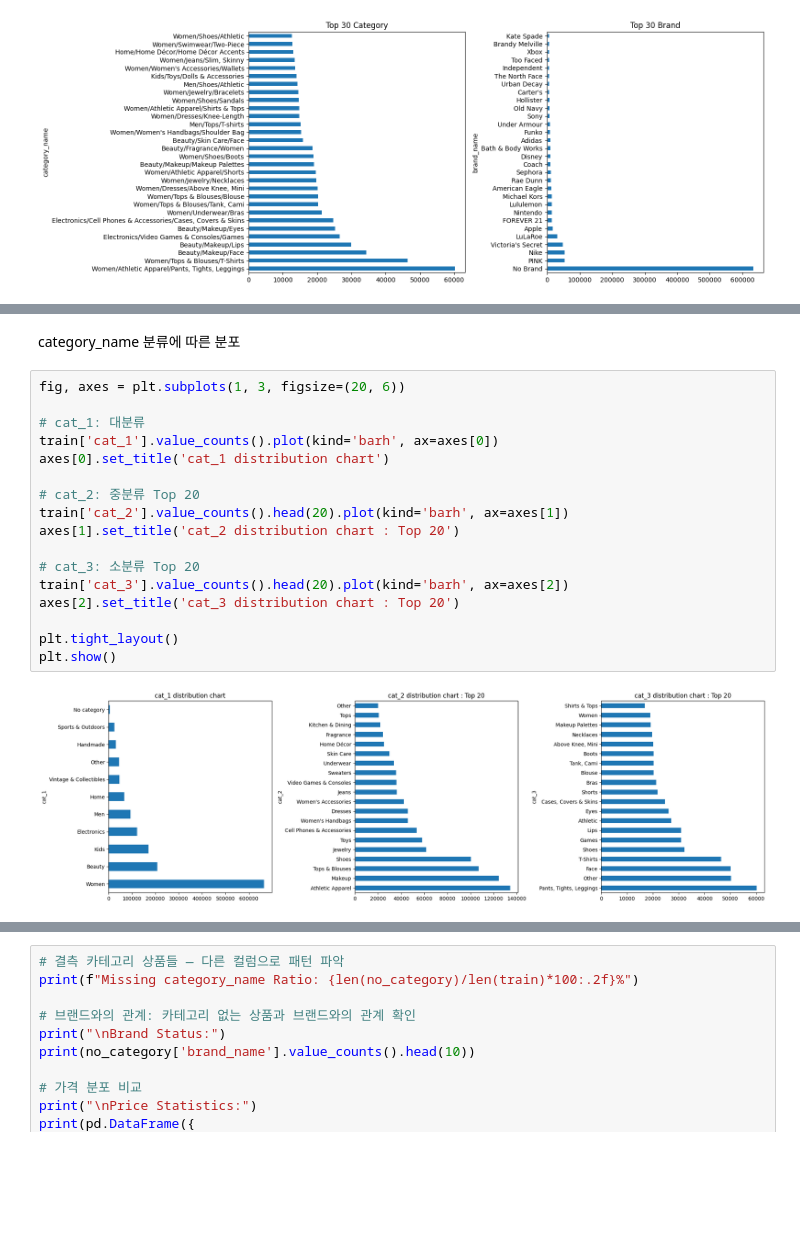
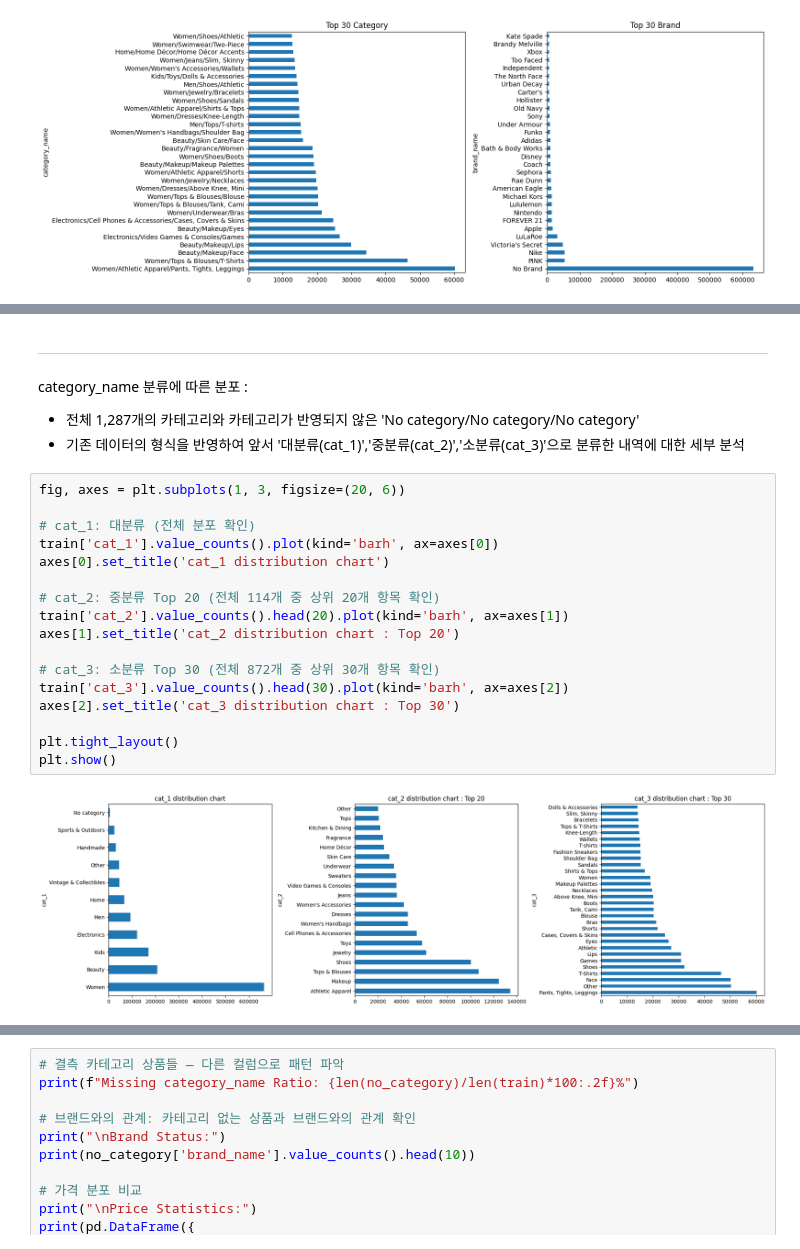
Before and after one commit to hoongg7755/404, a Jupyter notebook: dataton_project_train_v4.ipynb, the cells around one changed output, grey strips where cells are left out. Saved outputs shown, nothing was run; the diff lists cells and outputs as text; blank space fills up the shorter version.

```diff
--- a/dataton_project_train_v4.ipynb
+++ b/dataton_project_train_v4.ipynb
@@ -618,21 +652,24 @@ plt.show()
 # %% [markdown]
-category_name 분류에 따른 분포
+---
+category_name 분류에 따른 분포 :
+- 전체 1,287개의 카테고리와 카테고리가 반영되지 않은 'No category/No category/No category'
+- 기존 데이터의 형식을 반영하여 앞서 '대분류(cat_1)','중분류(cat_2)','소분류(cat_3)'으로 분류한 내역에 대한 세부 분석
 # %%
 fig, axes = plt.subplots(1, 3, figsize=(20, 6))
 
-# cat_1: 대분류
+# cat_1: 대분류 (전체 분포 확인)
 train['cat_1'].value_counts().plot(kind='barh', ax=axes[0])
 axes[0].set_title('cat_1 distribution chart')
 
-# cat_2: 중분류 Top 20
+# cat_2: 중분류 Top 20 (전체 114개 중 상위 20개 항목 확인)
 train['cat_2'].value_counts().head(20).plot(kind='barh', ax=axes[1])
 axes[1].set_title('cat_2 distribution chart : Top 20')
 
-# cat_3: 소분류 Top 20
-train['cat_3'].value_counts().head(20).plot(kind='barh', ax=axes[2])
-axes[2].set_title('cat_3 distribution chart : Top 20')
+# cat_3: 소분류 Top 30 (전체 872개 중 상위 30개 항목 확인)
+train['cat_3'].value_counts().head(30).plot(kind='barh', ax=axes[2])
+axes[2].set_title('cat_3 distribution chart : Top 30')
 
 plt.tight_layout()
 plt.show()
 # %% [output]
-[figure, old version]
+[figure, new version]
```
Also changed, not shown: parts of 67 cells of this notebook.
